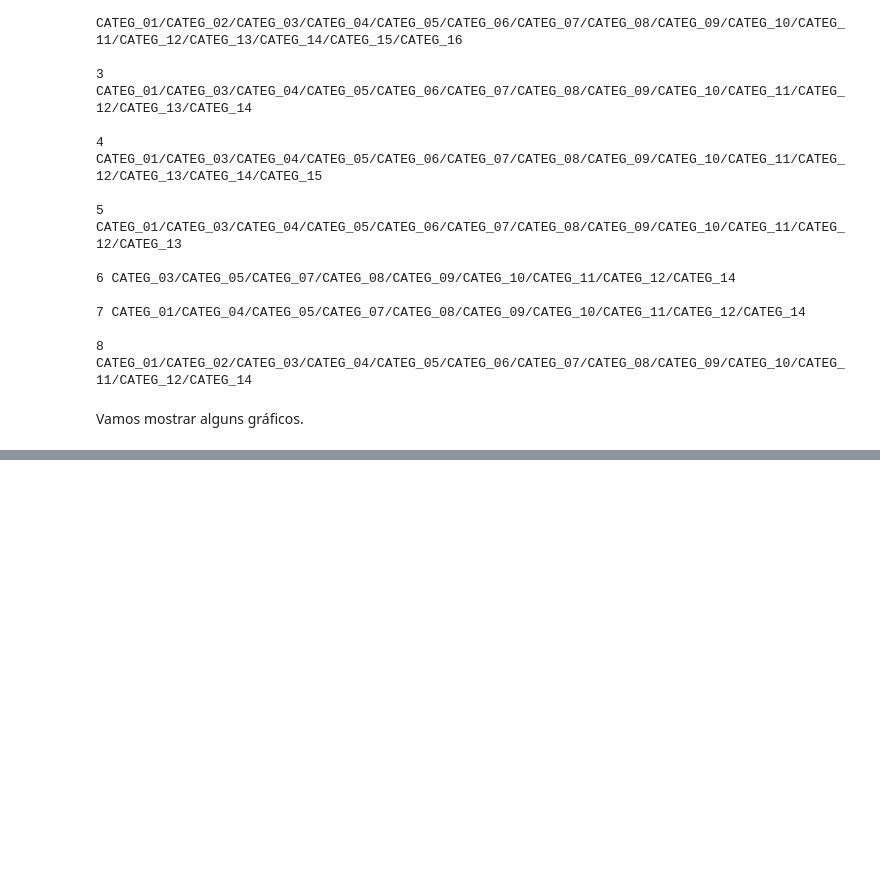
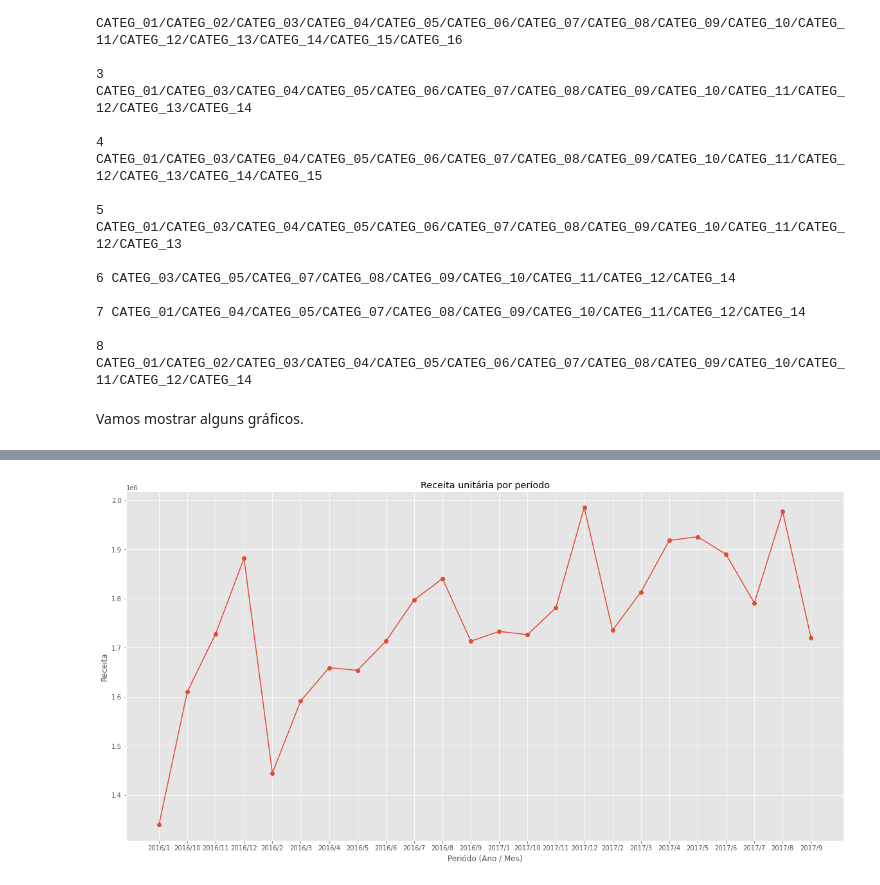
Before and after one commit to MetlHedd/cm-bigdata, a Jupyter notebook: Notebook-fla.ipynb, the cells around one changed output, grey strips where cells are left out. Saved outputs shown, nothing was run; the diff lists cells and outputs as text; code cells hidden in the pictures; blank space fills up the shorter version.

```diff
--- a/Notebook-fla.ipynb
+++ b/Notebook-fla.ipynb
@@ -230,0 +309,11 @@ plt.show()
+# %%
+plt.figure(figsize = (20, 10))
+plt.plot(receita_periodo[0], receita_periodo[2], marker = 'o')
+
+plt.title("Receita unitária por período")
+plt.xlabel("Periódo (Ano / Mes)")
+plt.ylabel("Receita")
+
+plt.show()
+# %% [output]
+[figure, added]
```
Also changed, not shown: parts of 12 cells of this notebook.
